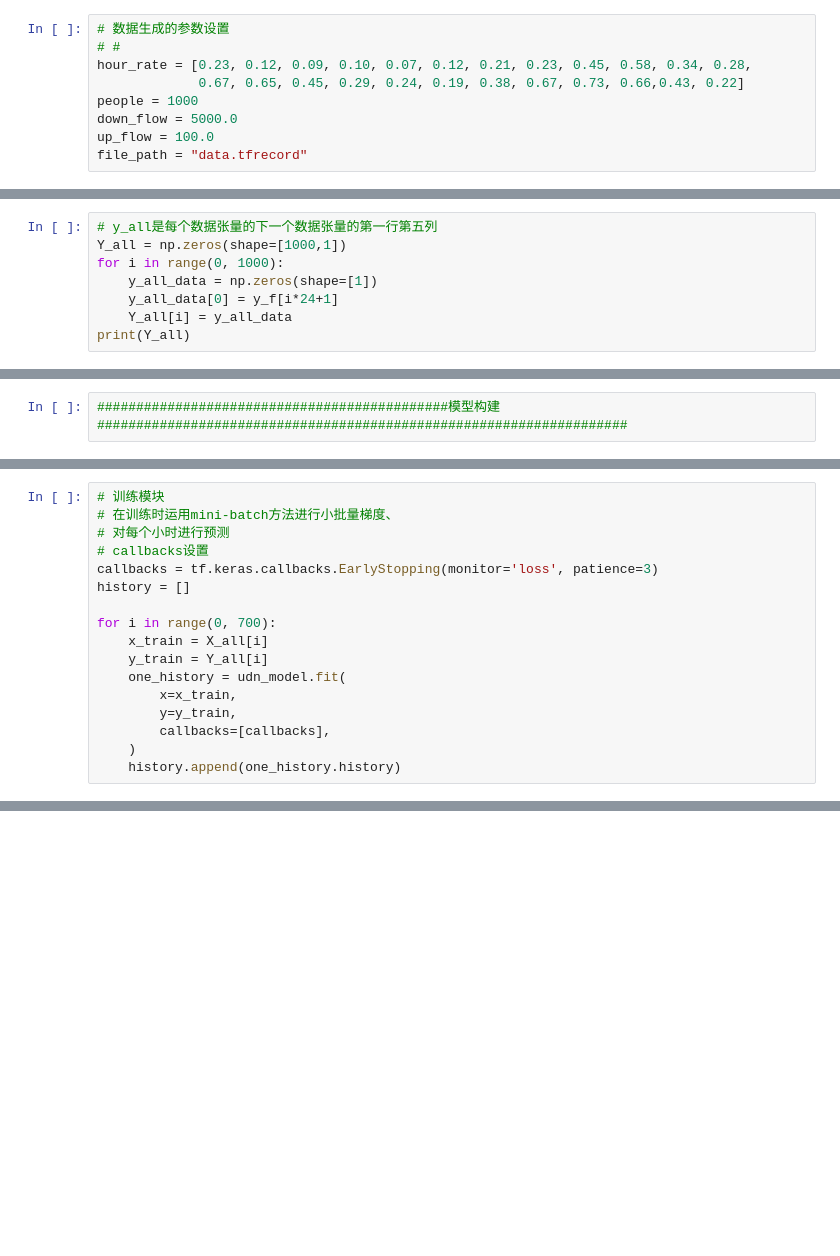
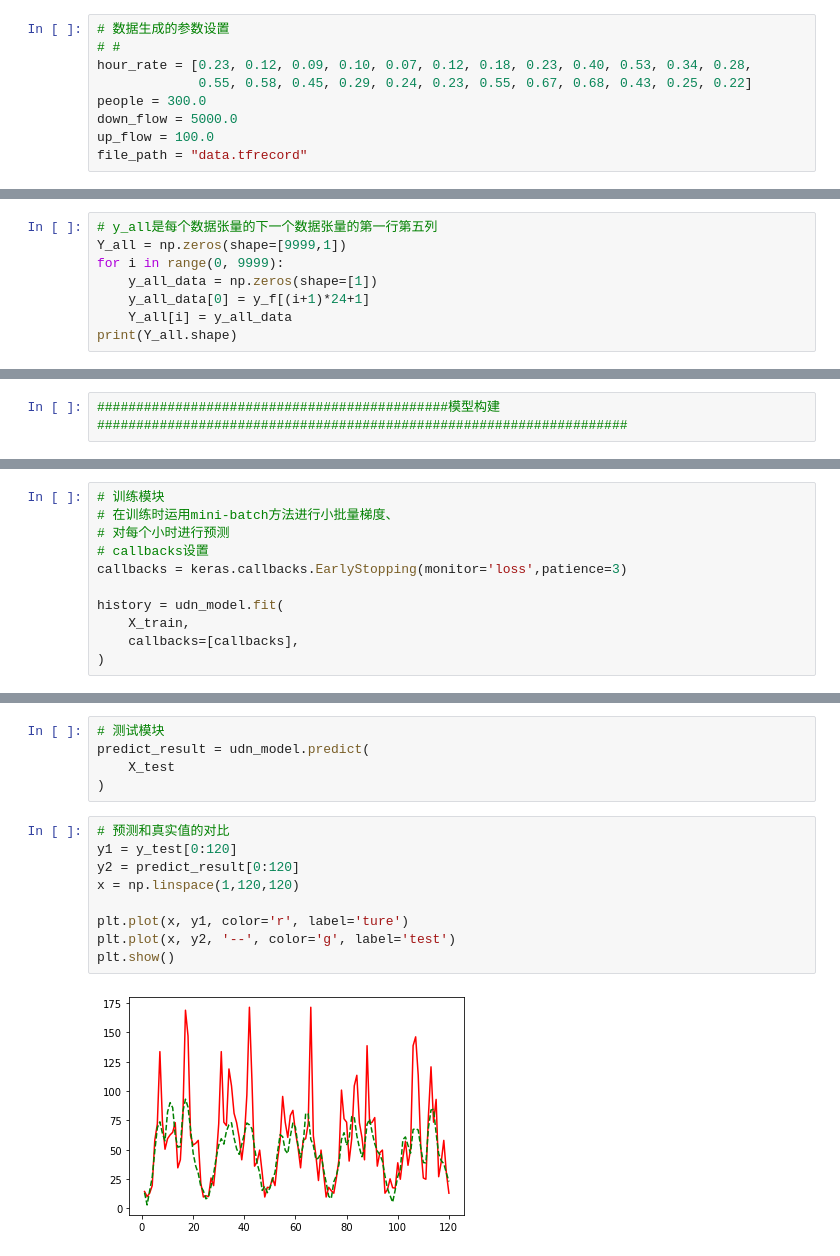
Before and after one commit to unknowzsj/Machine-Learning, a Jupyter notebook: final_cnn/final.ipynb, the cells around one changed output, grey strips where cells are left out. Saved outputs shown, nothing was run; the diff lists cells and outputs as text; blank space fills up the shorter version.

```diff
--- a/final_cnn/final.ipynb
+++ b/final_cnn/final.ipynb
@@ -8,9 +8,9 @@ import matplotlib.pyplot as plt
 # %%
 # 数据生成的参数设置
 # #
-hour_rate = [0.23, 0.12, 0.09, 0.10, 0.07, 0.12, 0.21, 0.23, 0.45, 0.58, 0.34, 0.28,
-             0.67, 0.65, 0.45, 0.29, 0.24, 0.19, 0.38, 0.67, 0.73, 0.66,0.43, 0.22]
-people = 1000
+hour_rate = [0.23, 0.12, 0.09, 0.10, 0.07, 0.12, 0.18, 0.23, 0.40, 0.53, 0.34, 0.28,
+             0.55, 0.58, 0.45, 0.29, 0.24, 0.23, 0.55, 0.67, 0.68, 0.43, 0.25, 0.22]
+people = 300.0
 down_flow = 5000.0
 up_flow = 100.0
 file_path = "data.tfrecord"
@@ -134,8 +132,8 @@ print(X_all)
 # %%
 # y_all是每个数据张量的下一个数据张量的第一行第五列
-Y_all = np.zeros(shape=[1000,1])
-for i in range(0, 1000):
+Y_all = np.zeros(shape=[9999,1])
+for i in range(0, 9999):
     y_all_data = np.zeros(shape=[1])
-    y_all_data[0] = y_f[i*24+1]
+    y_all_data[0] = y_f[(i+1)*24+1]
     Y_all[i] = y_all_data
-print(Y_all)
+print(Y_all.shape)
@@ -202,16 +199,10 @@ udn_model.compile(
 # 在训练时运用mini-batch方法进行小批量梯度、
 # 对每个小时进行预测
 # callbacks设置
-callbacks = tf.keras.callbacks.EarlyStopping(monitor='loss', patience=3)
-history = []
+callbacks = keras.callbacks.EarlyStopping(monitor='loss',patience=3)
 
-for i in range(0, 700):
-    x_train = X_all[i]
-    y_train = Y_all[i]
-    one_history = udn_model.fit(
-        x=x_train,
-        y=y_train,
-        callbacks=[callbacks],
-    )
-    history.append(one_history.history)
+history = udn_model.fit(
+    X_train,
+    callbacks=[callbacks],
+)
 # %% [output]
@@ -264,0 +223,16 @@ print(result)
+# %%
+# 测试模块
+predict_result = udn_model.predict(
+    X_test
+)
+# %%
+# 预测和真实值的对比
+y1 = y_test[0:120]
+y2 = predict_result[0:120]
+x = np.linspace(1,120,120)
+
+plt.plot(x, y1, color='r', label='ture')
+plt.plot(x, y2, '--', color='g', label='test')
+plt.show()
+# %% [output]
+[figure, added]
```
Also changed, not shown: parts of 16 cells of this notebook, 1 other file.
